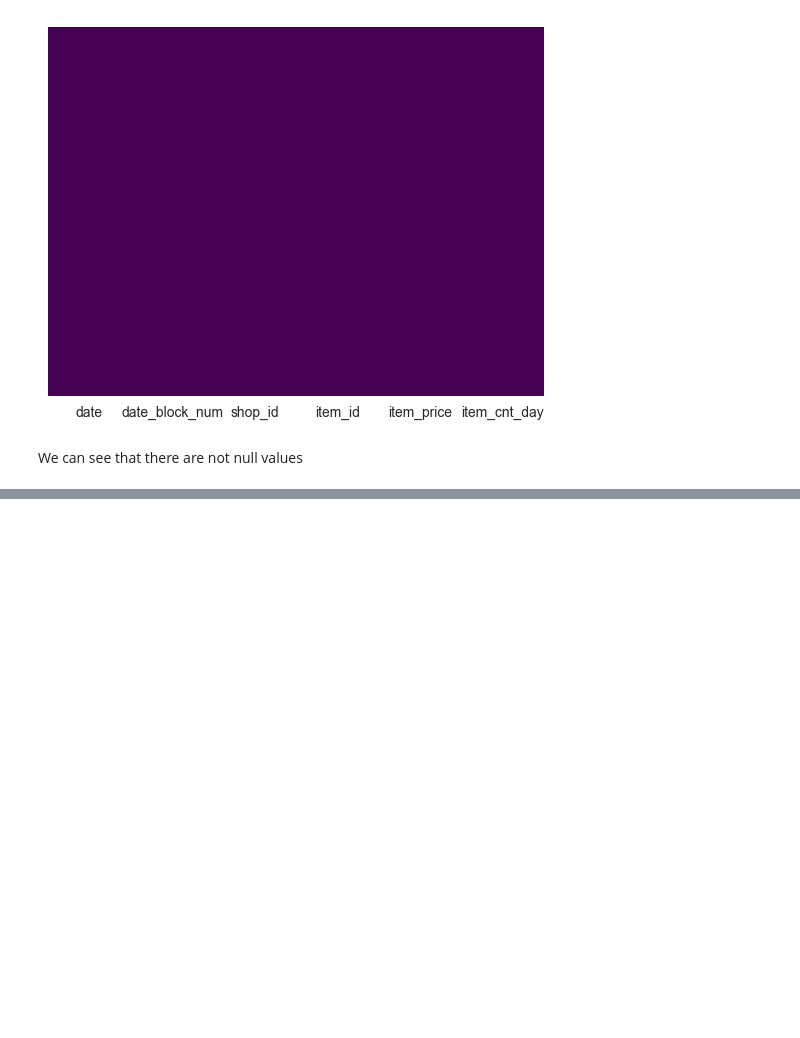
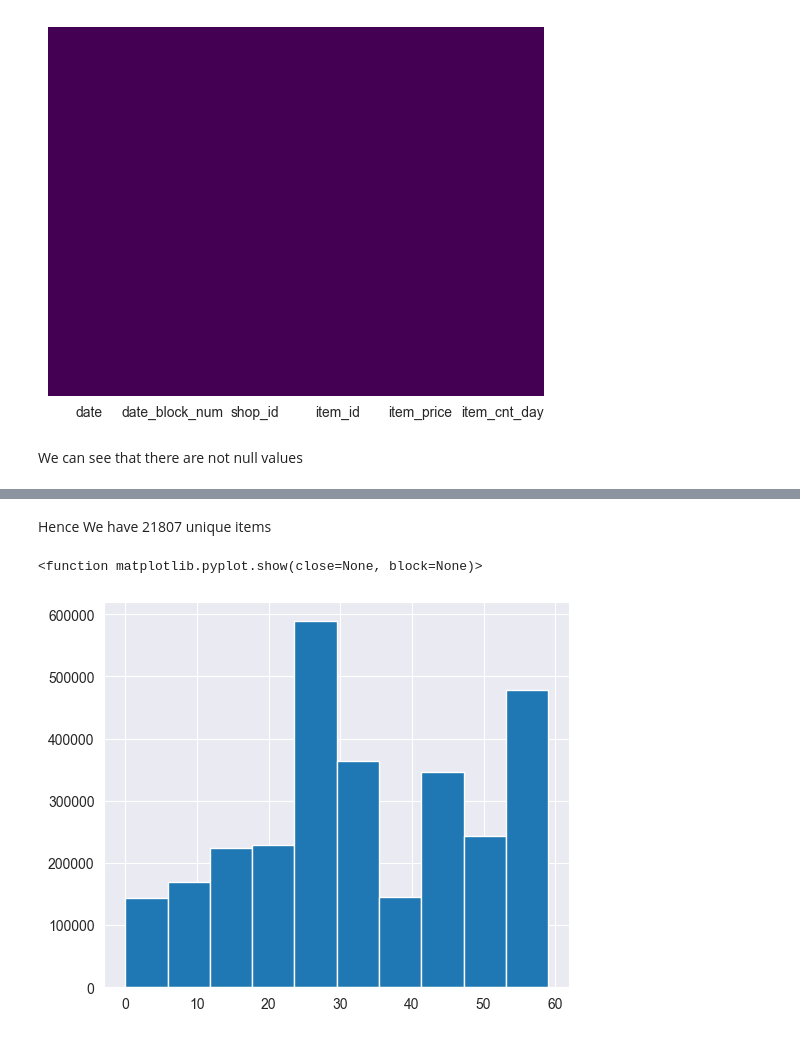
Before and after one commit to NPopkin/SalesPrediction, a Jupyter notebook: ExploratoryDataAnalysis.ipynb, the cells around one changed output, grey strips where cells are left out. Saved outputs shown, nothing was run; the diff lists cells and outputs as text; code cells hidden in the pictures; blank space fills up the shorter version.

```diff
--- a/ExploratoryDataAnalysis.ipynb
+++ b/ExploratoryDataAnalysis.ipynb
@@ -111,0 +136,9 @@ We can see that there are not null values
+# %% [markdown]
+Hence We have 21807 unique items
+# %%
+plt.figure(figsize=(6,5))
+plt.hist(train['shop_id'])
+plt.show
+# %% [output]
+<function matplotlib.pyplot.show(close=None, block=None)>
+[figure, added]
```
Also changed, not shown: parts of 4 cells of this notebook, 1 other file.
